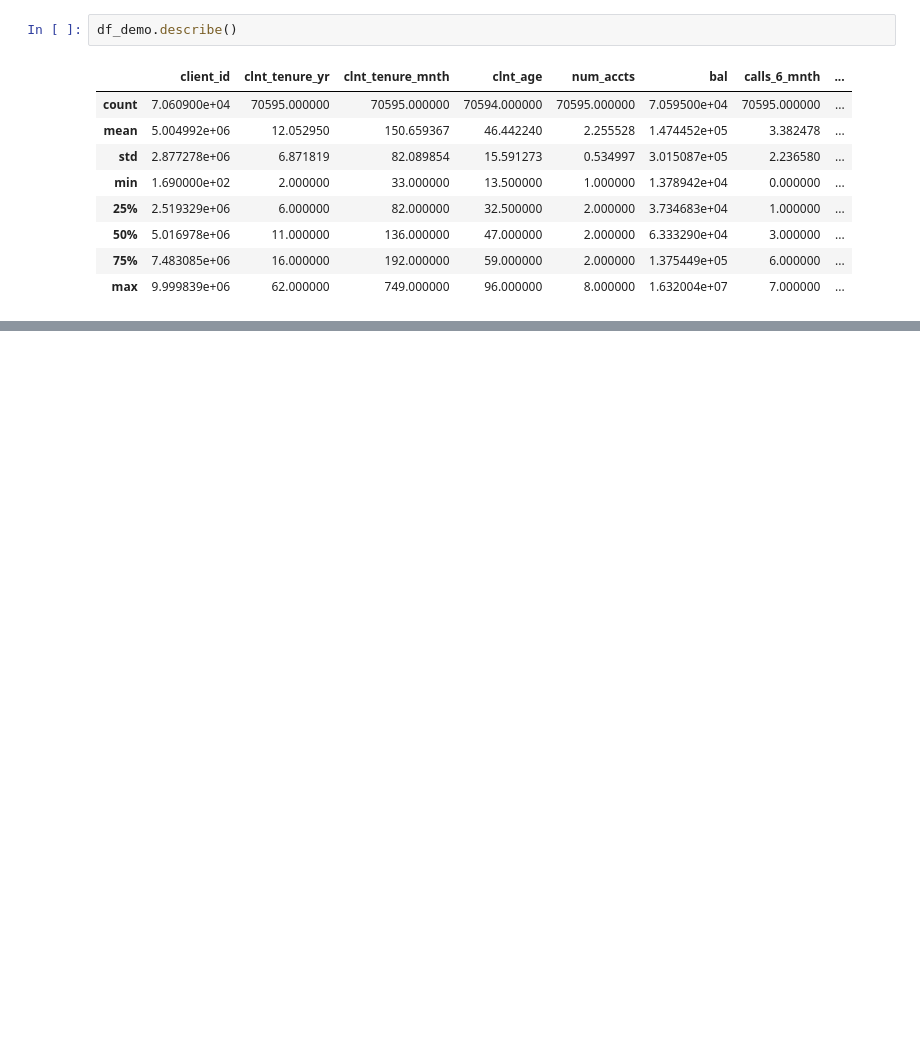
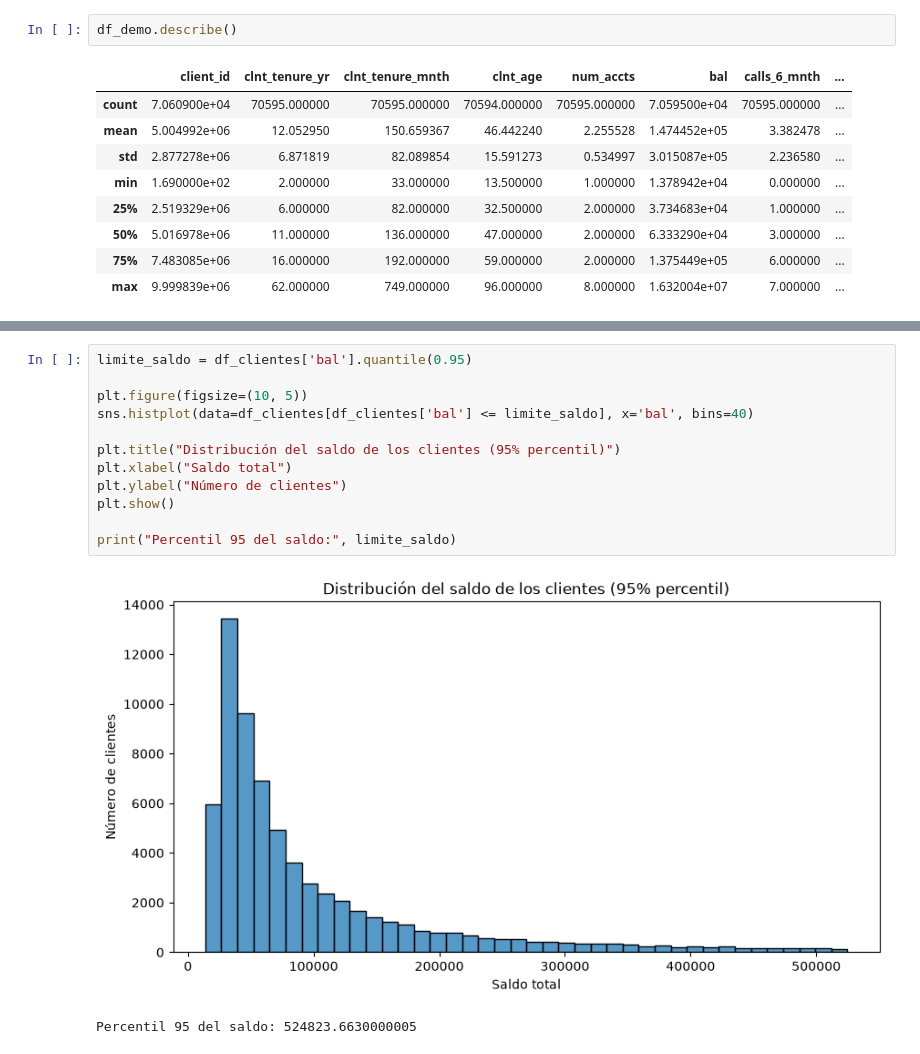
Before and after one commit to walnertpadron18/Proyecto3Tableu, a Jupyter notebook: Prueba1Salva.ipynb, the cells around one changed output, grey strips where cells are left out. Saved outputs shown, nothing was run; the diff lists cells and outputs as text; blank space fills up the shorter version.

```diff
--- a/Prueba1Salva.ipynb
+++ b/Prueba1Salva.ipynb
@@ -67,0 +290,15 @@ df_demo.describe()
+# %%
+limite_saldo = df_clientes['bal'].quantile(0.95)
+
+plt.figure(figsize=(10, 5))
+sns.histplot(data=df_clientes[df_clientes['bal'] <= limite_saldo], x='bal', bins=40)
+
+plt.title("Distribución del saldo de los clientes (95% percentil)")
+plt.xlabel("Saldo total")
+plt.ylabel("Número de clientes")
+plt.show()
+
+print("Percentil 95 del saldo:", limite_saldo)
+# %% [output]
+[figure, added]
+Percentil 95 del saldo: 524823.6630000005
```
Also changed, not shown: parts of 49 cells of this notebook.
